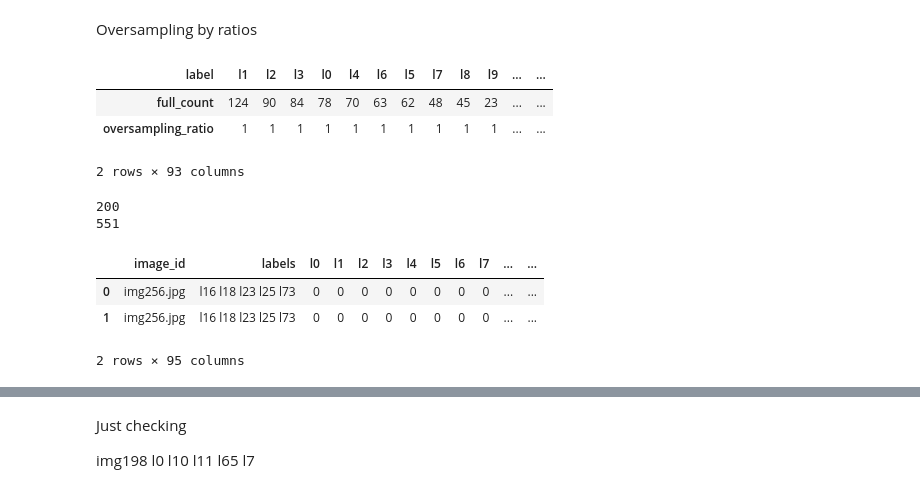
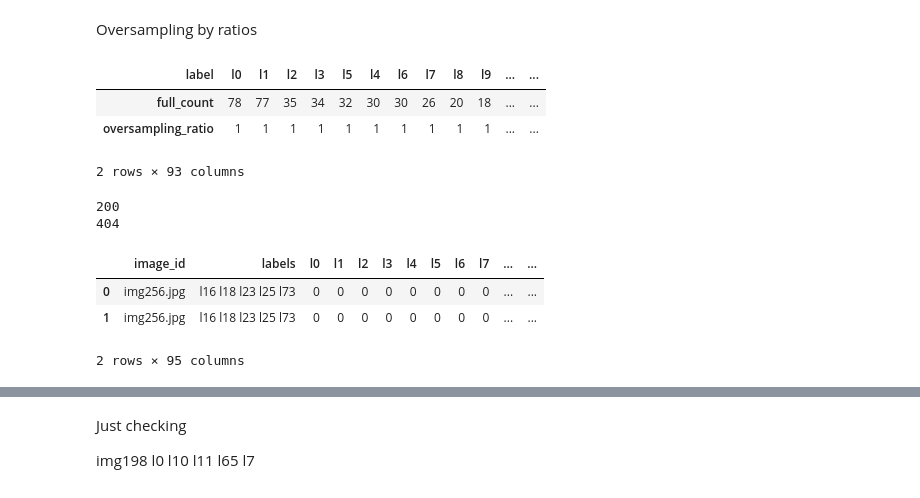
Before and after one commit to Sabasik/ML_2022_project, a Jupyter notebook: Preprocessing.ipynb, the cells around one changed output, grey strips where cells are left out. Cells and saved outputs as stored; diff of their text form; code cells hidden in the pictures.

Commit message:
Fixed counting in 'Oversampling with ratios'

```diff
--- a/Preprocessing.ipynb
+++ b/Preprocessing.ipynb
@@ -413,32 +413,32 @@ train_oversample_ratios = train.copy()
 # %%
 # trying https://www.kaggle.com/code/thedrcat/oversampling-for-multi-label-classification/notebook
 label_counts = {}
 count_sum = 0
 for i in range(92):
     label = "l"+str(i)
     count = 0
     for labels in train_oversample_ratios["labels"]:
-        if label in labels:
+        if label in labels.split(" "):
             count += 1
     label_counts[label] = count
     count_sum += count
 label_counts["avg"] = int(count_sum/92)
 
 def oversample_ratio(x):
     label_count = int(x)
     if label_count < label_counts["avg"]:
         return int(round(label_counts["avg"] / label_count))
     else: return 1
 
 count_df = list(zip(label_counts.keys(), label_counts.values()))
 count_df = np.array(sorted(count_df, key=lambda x:-x[1]))
 count_df = pd.DataFrame(count_df, columns=["label", "full_count"])
 count_df.set_index("label", inplace=True)
 count_df["oversampling_ratio"] = count_df["full_count"].apply(oversample_ratio)
 count_df.T
 # %% [output]
-| label | l1 | l2 | l3 | l0 | l4 | l6 | l5 | l7 | l8 | l9 | ... | ... |
-| full_count | 124 | 90 | 84 | 78 | 70 | 63 | 62 | 48 | 45 | 23 | ... | ... |
+| label | l0 | l1 | l2 | l3 | l5 | l4 | l6 | l7 | l8 | l9 | ... | ... |
+| full_count | 78 | 77 | 35 | 34 | 32 | 30 | 30 | 26 | 20 | 18 | ... | ... |
 | oversampling_ratio | 1 | 1 | 1 | 1 | 1 | 1 | 1 | 1 | 1 | 1 | ... | ... |
 2 rows × 93 columns
 # %%
@@ -467,7 +467,7 @@ train_os_w_ratios = pd.DataFrame(oversampled_rows, columns=train_oversample_rati
 train_os_w_ratios.head(2)
 # %% [output]
 200
-551
+404
 |  | image_id | labels | l0 | l1 | l2 | l3 | l4 | l5 | l6 | l7 | ... | ... |
 | 0 | img256.jpg | l16 l18 l23 l25 l73 | 0 | 0 | 0 | 0 | 0 | 0 | 0 | 0 | ... | ... |
 | 1 | img256.jpg | l16 l18 l23 l25 l73 | 0 | 0 | 0 | 0 | 0 | 0 | 0 | 0 | ... | ... |
```
Also changed, not shown: parts of 5 cells of this notebook.
